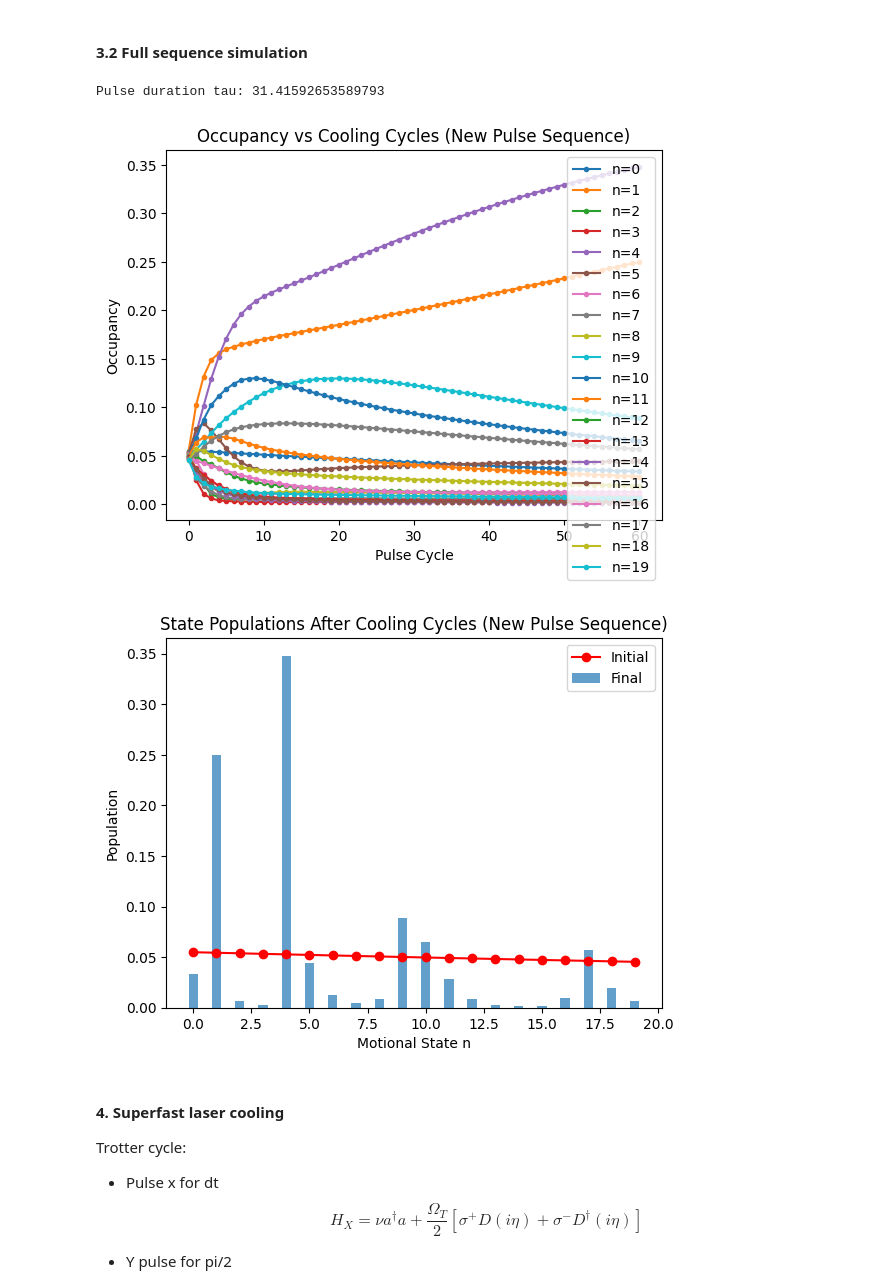
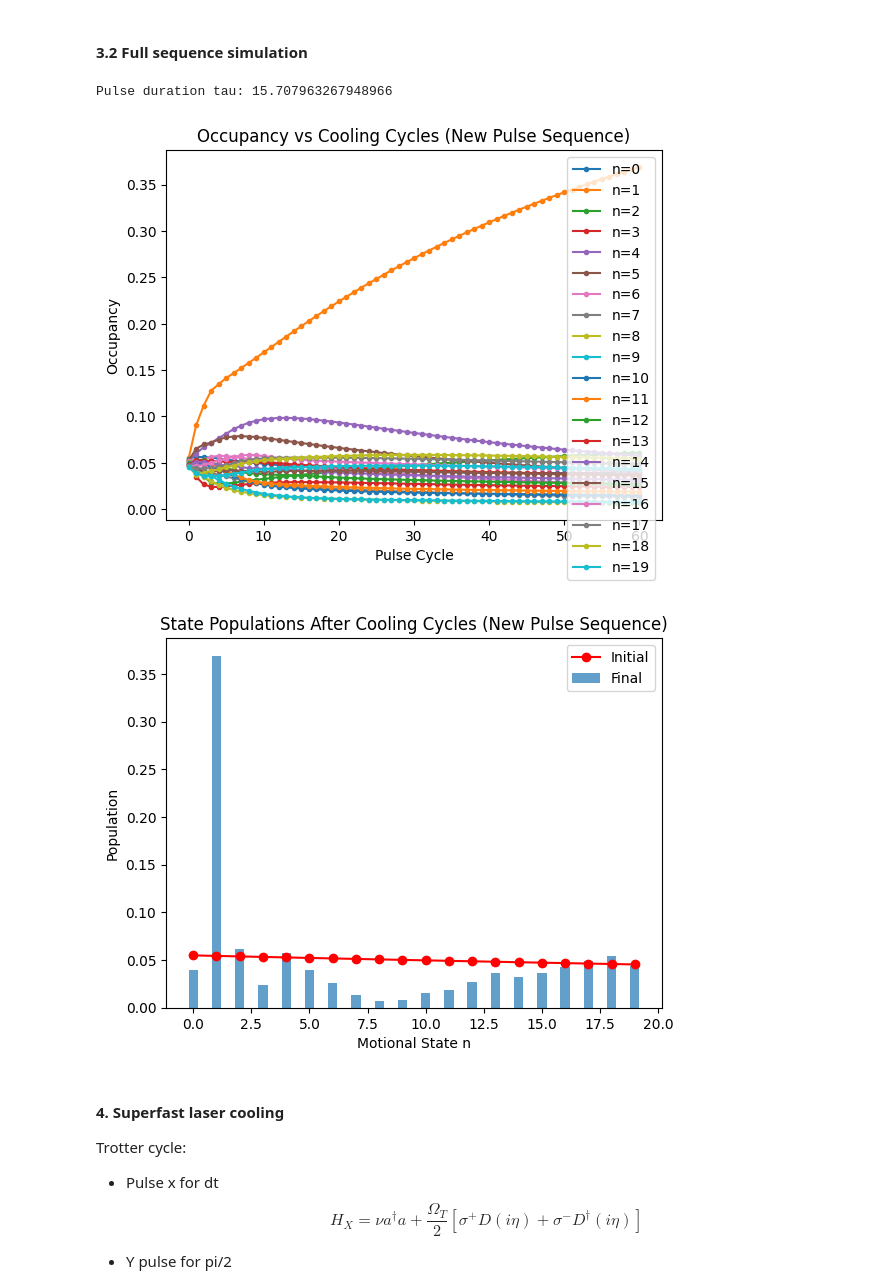
Before and after one commit to GonReina/QLearn, a Jupyter notebook: trapped_ions/Fock_mixtures_sim.ipynb, the cells around one changed output. Drawn from its saved outputs; the diff is of its cells as text; code cells hidden in the pictures.

```diff
--- a/trapped_ions/Fock_mixtures_sim.ipynb
+++ b/trapped_ions/Fock_mixtures_sim.ipynb
@@ -691,9 +691,9 @@ prop_diss = (L_diss * tg).expm()
 
 # Combined Propagator for one cooling cycle:
 ## RF dipolar pulse -> Y(π/2) -> X(τ) -> undo Y -> relaxation -> undo RF
-#prop_cycle = prop_diss * prop_rf_undo * prop_y_undo * prop_x * prop_y * prop_rf
+prop_cycle = prop_diss * prop_rf_undo * prop_y_undo * prop_x * prop_y * prop_rf
 #prop_cycle = prop_rf_undo * prop_diss * prop_y_undo * prop_x * prop_y * prop_rf
-prop_cycle = prop_diss * prop_y_undo * prop_x * prop_y
+# prop_cycle = prop_diss * prop_y_undo * prop_x * prop_y
 
 # Test whether D_op.dag is equivalent to H_rf
 # L_D_op = liouvillian(D_op.dag(), [])
@@ -747,33 +747,33 @@ current_rho_vec = rho_vec
 for k in range(1, num_pulses + 1):
     current_rho_vec = prop_cycle * current_rho_vec
 
     # Store
     rho_mat = vector_to_operator(current_rho_vec)
     occupancies[k, :] = rho_mat.ptrace(1).diag().real
 
 
 # Plot the occupancy of all motional states over cycles
 plt.figure()
 for n in range(N):
     plt.plot(times_sim, occupancies[:, n], '.-', label=f'n={n}')
 plt.xlabel('Pulse Cycle')
 plt.ylabel('Occupancy')
 plt.title('Occupancy vs Cooling Cycles (New Pulse Sequence)')
 plt.legend()
 plt.show()
 
 # Bar plot
 p_motional_initial = occupancies[0, :]
 p_motional_final = occupancies[-1, :]
 plt.figure()
 plt.plot(np.arange(N), p_motional_initial, 'o-', label='Initial' , color='red')
 plt.bar(np.arange(N), p_motional_final, width=0.4, label='Final', alpha=0.7)
 plt.xlabel('Motional State n')
 plt.ylabel('Population')
 plt.title('State Populations After Cooling Cycles (New Pulse Sequence)')
 plt.legend()
 plt.show()
 # %% [output]
-Pulse duration tau: 31.41592653589793
+Pulse duration tau: 15.707963267948966
-[figure, old version]
+[figure, new version]
-[figure, old version]
+[figure, new version]
```
Also changed, not shown: parts of 3 cells of this notebook, 3 other files.
